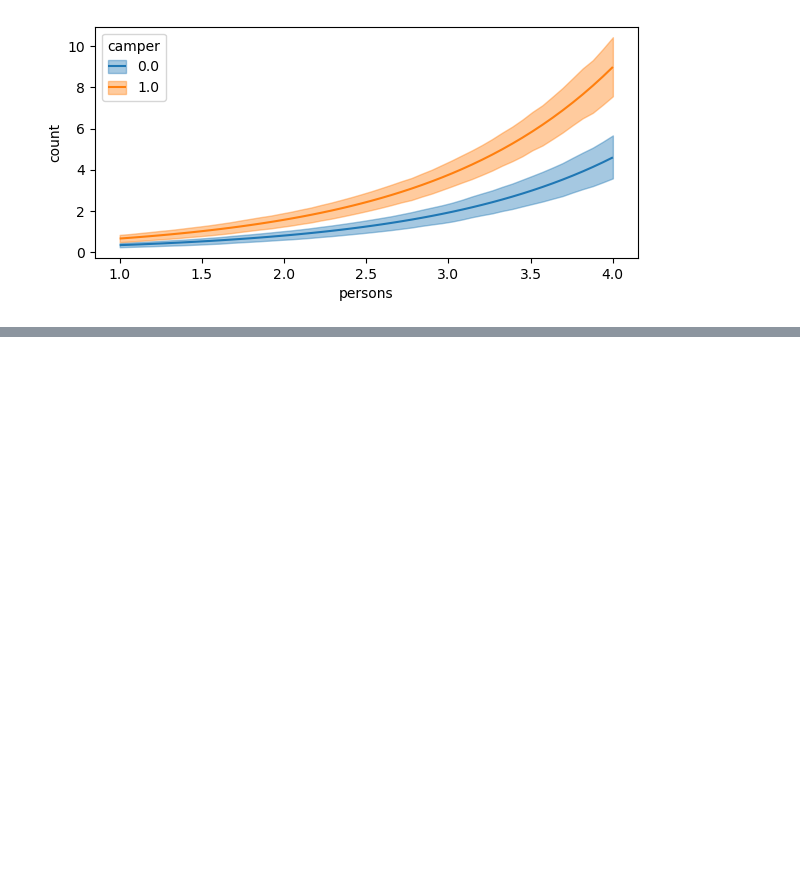
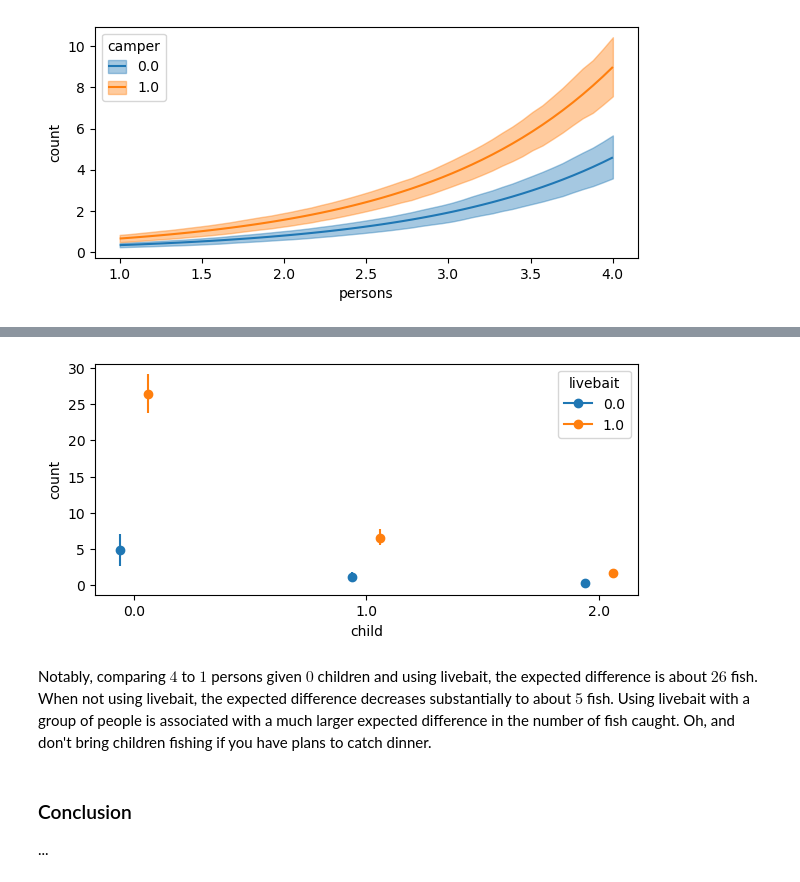
Before and after one commit to GStechschulte/gstechschulte.github.io, a Jupyter notebook: posts/2023-06-17-gsoc-update-2.ipynb, the cells around one changed output, grey strips where cells are left out. Drawn from its saved outputs; the diff is of its cells as text; code cells hidden in the pictures; blank space fills up the shorter version.

```diff
--- a/posts/2023-06-17-gsoc-update-2.ipynb
+++ b/posts/2023-06-17-gsoc-update-2.ipynb
@@ -131,0 +215,16 @@ fig.set_size_inches(7, 3)
+# %%
+fig, ax = plot_comparison(
+    model=fish_model,
+    idata=fish_idata,
+    contrast={"persons": [1, 4]},
+    conditional={"child": [0, 1, 2], "livebait": [0, 1]},
+)
+fig.set_size_inches(7, 3)
+# %% [output]
+[figure, added]
+# %% [markdown]
+Notably, comparing $4$ to $1$ persons given $0$ children and using livebait, the expected difference is about $26$ fish. When not using livebait, the expected difference decreases substantially to about $5$ fish. Using livebait with a group of people is associated with a much larger expected difference in the number of fish caught. Oh, and don't bring children fishing if you have plans to catch dinner.
+# %% [markdown]
+### Conclusion
+
+...
```
Also changed, not shown: parts of 14 cells of this notebook, 8 other files.
